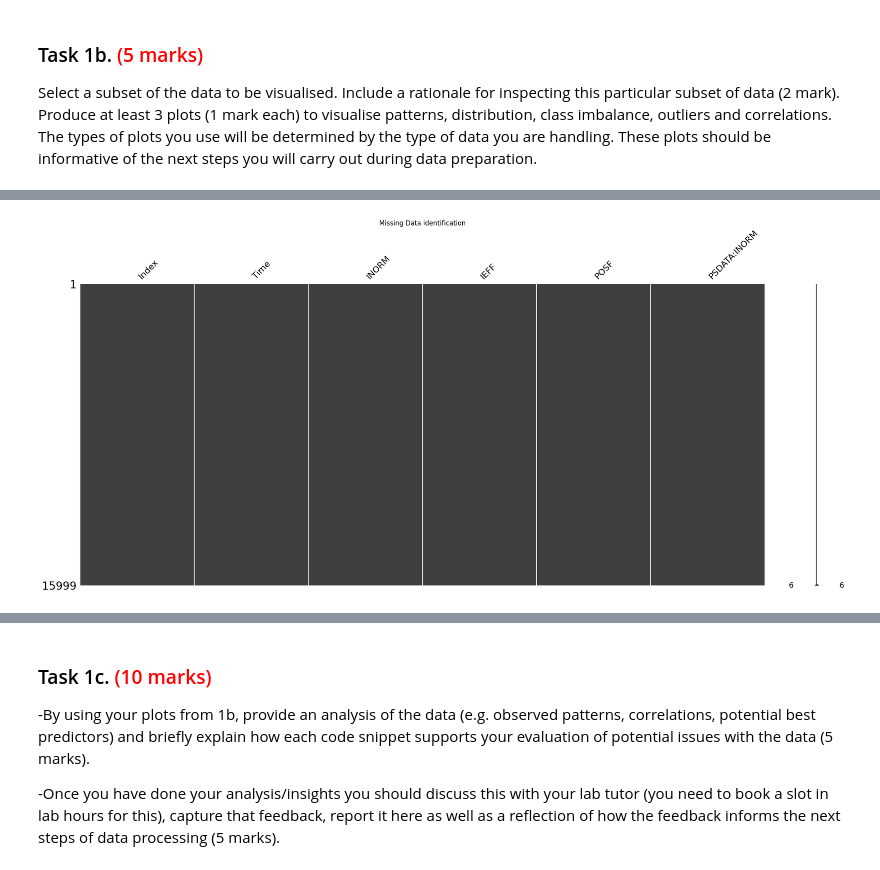
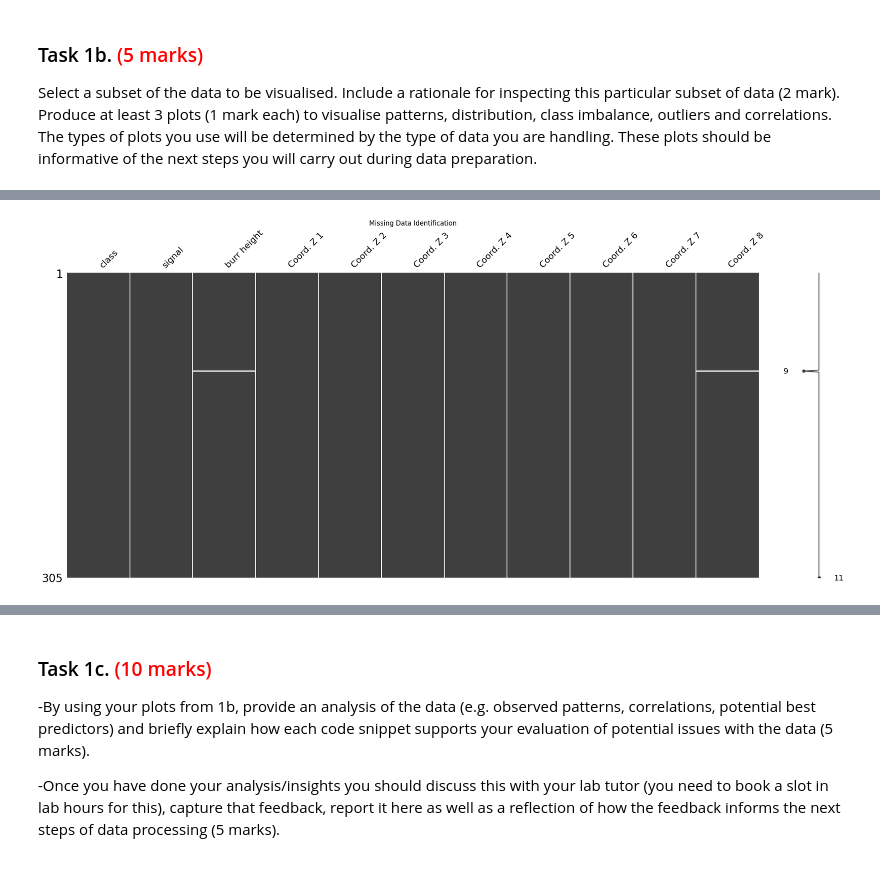
Before and after one commit to efyja15/ML4Eng, a Jupyter notebook: mmme4125_coursework_2026.ipynb, the cells around one changed output, grey strips where cells are left out. Cells and saved outputs as stored; diff of their text form; code cells hidden in the pictures.

```diff
--- a/mmme4125_coursework_2026.ipynb
+++ b/mmme4125_coursework_2026.ipynb
@@ -103,13 +199,13 @@ print(df.head())
 # %%
 # Task 1b. Insert your code here for plot 1
 # Look for missing data values using a missingno matrix
 import missingno as msno
 import seaborn as sns
 import matplotlib.pyplot as plt
 
 #subset = df.iloc[1:1000] #Reduce the amount of data
-msno.matrix(df)
+msno.matrix(data)
 plt.title("Missing Data Identification")
 plt.show()
 # %% [output]
-[figure, old version]
+[figure, new version]
```
Also changed, not shown: parts of 7 cells of this notebook.
